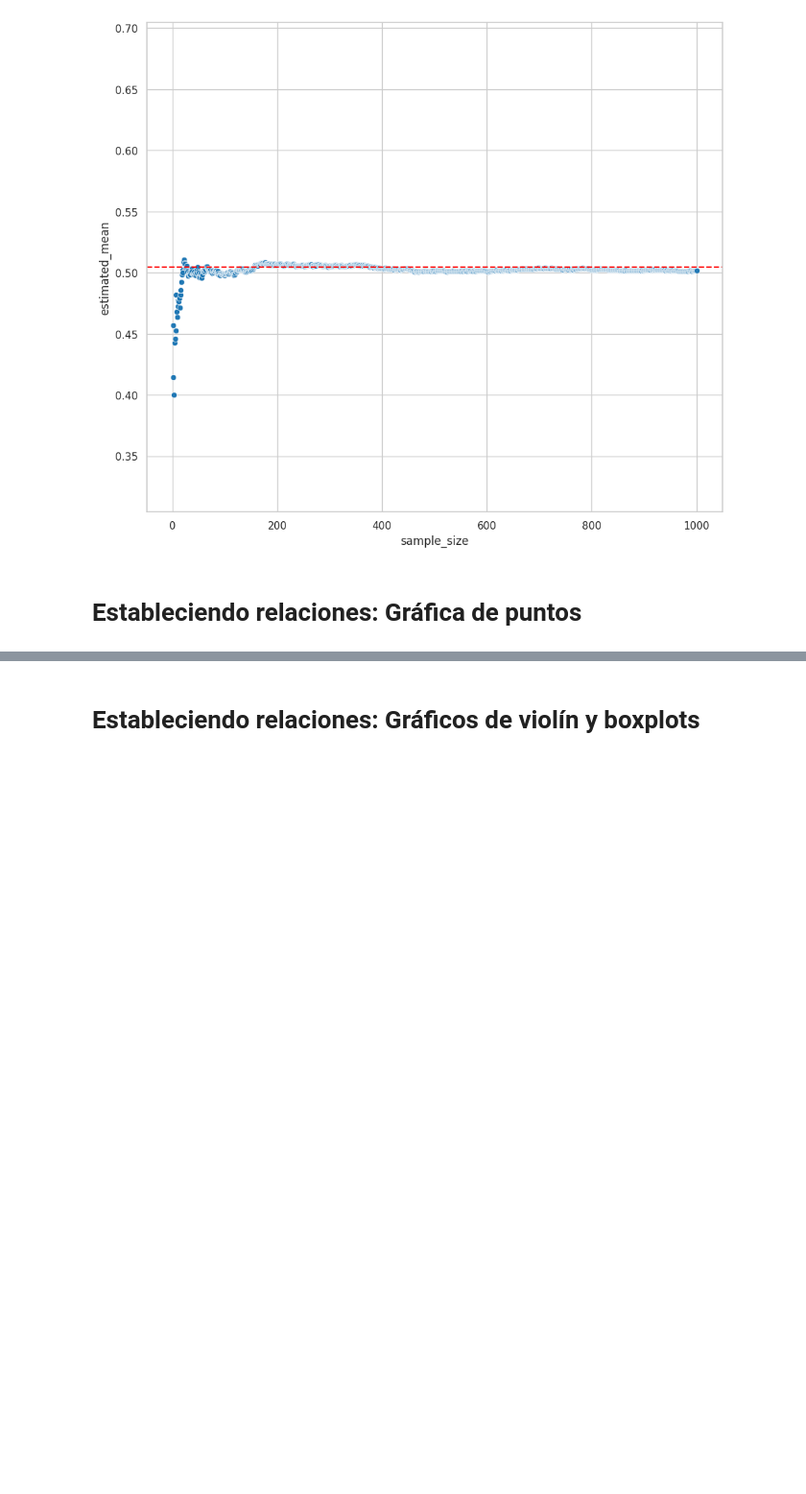
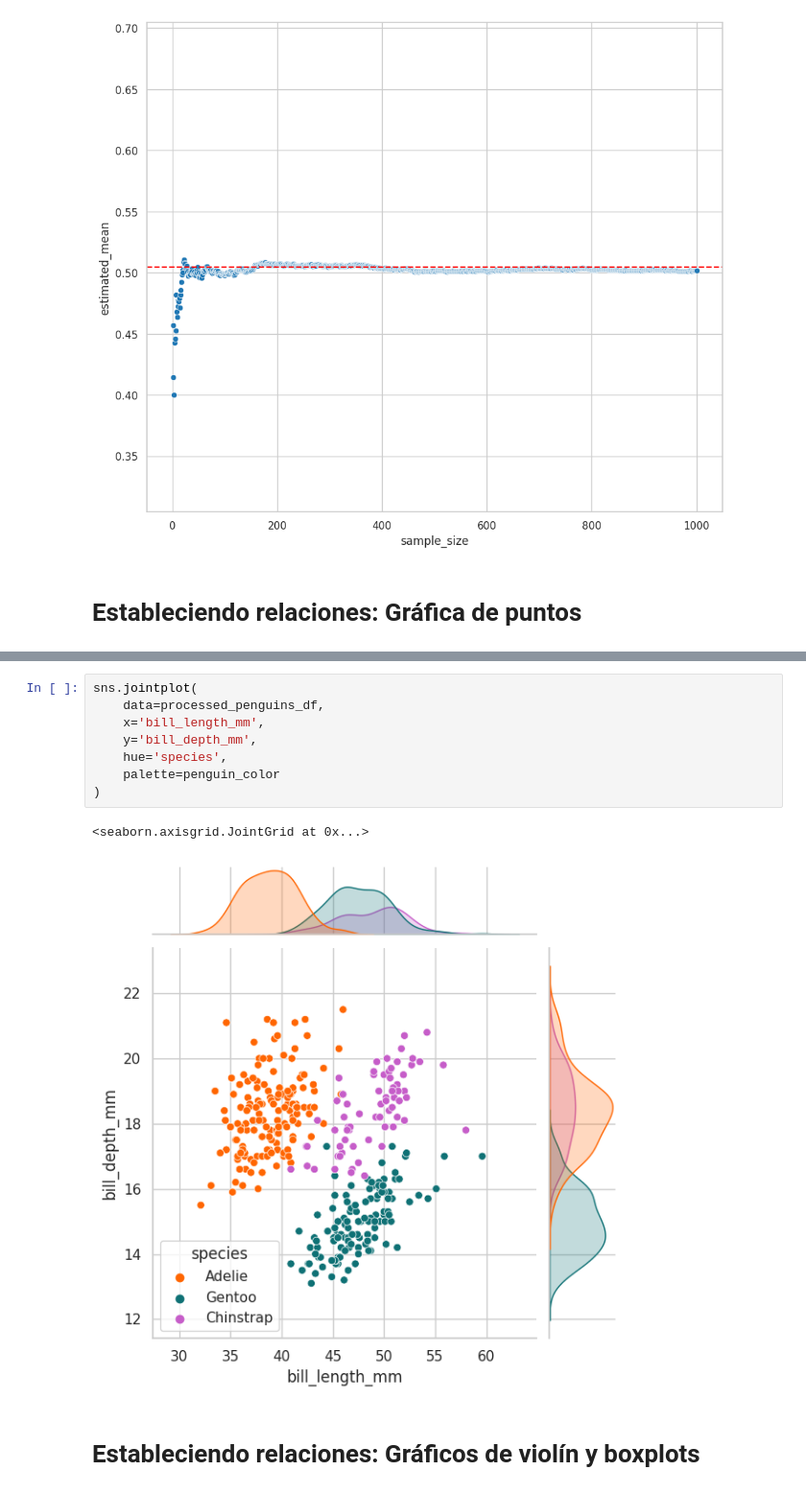
Before and after one commit to jariel17/curso-analisis-exploratorio-de-datos, a Jupyter notebook: 01-conociendo-nuestros-datos.ipynb, the cells around one changed output, grey strips where cells are left out. Shown at 96% size. Drawn from its saved outputs; the diff is of its cells as text; blank space fills up the shorter version.

```diff
--- a/01-conociendo-nuestros-datos.ipynb
+++ b/01-conociendo-nuestros-datos.ipynb
@@ -1232,3 +1263,14 @@ plt.ylim([sex_numeric.mean() - 0.20, sex_numeric.mean() + 0.20])
+# %%
+sns.jointplot(
+    data=processed_penguins_df,
+    x='bill_length_mm',
+    y='bill_depth_mm',
+    hue='species',
+    palette=penguin_color
+)
+# %% [output]
+<seaborn.axisgrid.JointGrid at 0x...>
+[figure, added]
 # %% [markdown]
 # Estableciendo relaciones: Gráficos de violín y boxplots
 # %% [markdown]
```
Also changed, not shown: parts of 3 cells of this notebook.
